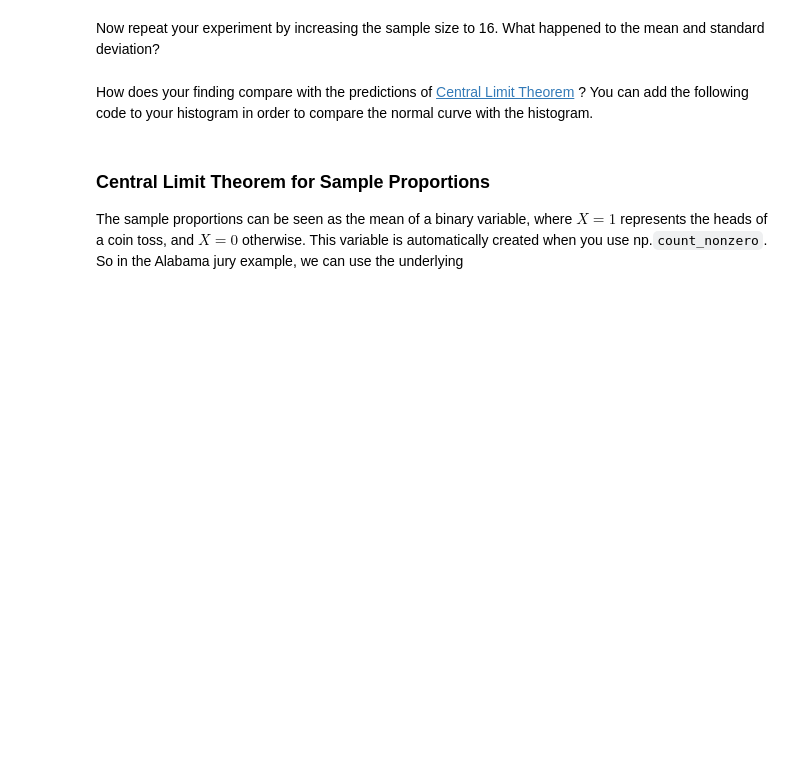
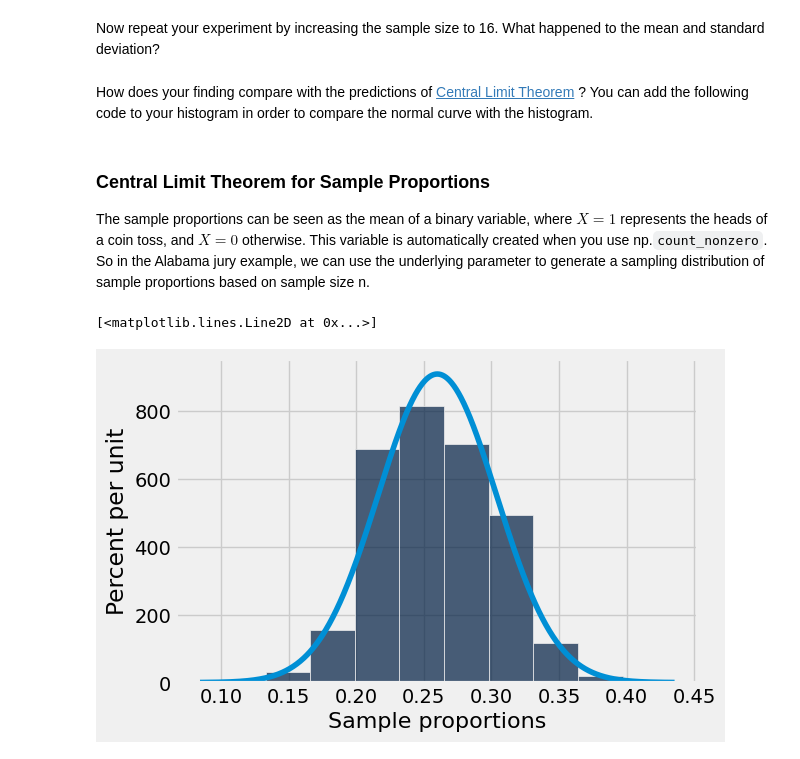
Before and after one commit to SRJC-Data-Science/materials-sp22, a Jupyter notebook: SRJC/lecture_note/lecture_25_26/mean_stdev_normal_distribution.ipynb, the cells around one changed output. Saved outputs shown, nothing was run; the diff lists cells and outputs as text; code cells hidden in the pictures; blank space fills up the shorter version.

````diff
--- a/SRJC/lecture_note/lecture_25_26/mean_stdev_normal_distribution.ipynb
+++ b/SRJC/lecture_note/lecture_25_26/mean_stdev_normal_distribution.ipynb
@@ -108,6 +110,22 @@ plots.plot(x, y)
 # %% [markdown]
 ### Central Limit Theorem for Sample Proportions
 
-The sample proportions can be seen as the mean of a binary variable, where $X=1$ represents the heads of a coin toss, and $X=0$ otherwise. This variable is automatically created when you use np.```count_nonzero```. So in the Alabama jury example, we can use the underlying
+The sample proportions can be seen as the mean of a binary variable, where $X=1$ represents the heads of a coin toss, and $X=0$ otherwise. This variable is automatically created when you use np.```count_nonzero```. So in the Alabama jury example, we can use the underlying parameter to generate a sampling distribution of sample proportions based on sample size n.
 # %%
 p = 0.26
+model = make_array(p, 1-p)
+n = 100
+results = make_array()
+for i in np.arange(10000):
+    prop = sample_proportions(n, model).item(0)
+    results = np.append(results, prop)
+# %%
+from math import sqrt
+sigma = sqrt(p*(1-p)/n)
+x = np.arange(p-4*sigma, p+4*sigma, sigma/100)
+y = stats.norm.pdf(x, p, sigma)
+Table().with_column('Sample proportions', results).hist()
+plots.plot(x, y)
+# %% [output]
+[<matplotlib.lines.Line2D at 0x...>]
+[figure, added]
````
Also changed, not shown: parts of 4 cells of this notebook, 1 other file.
